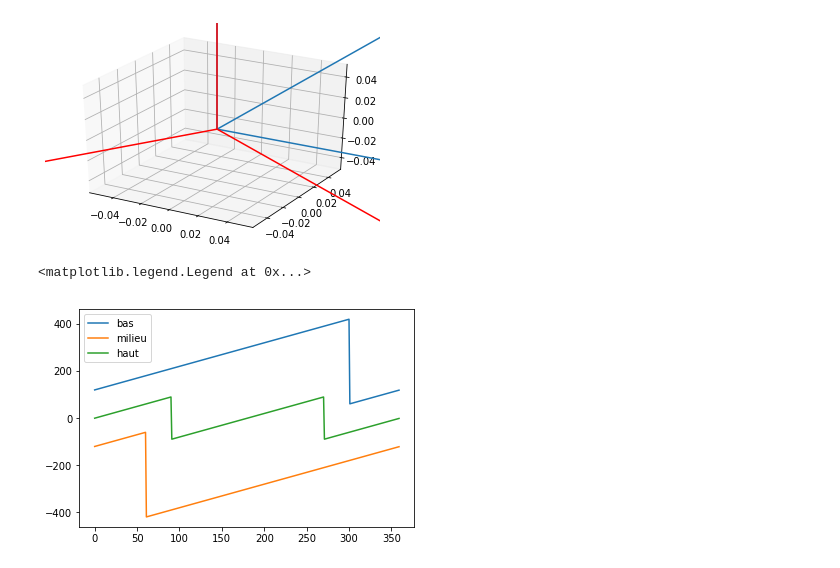
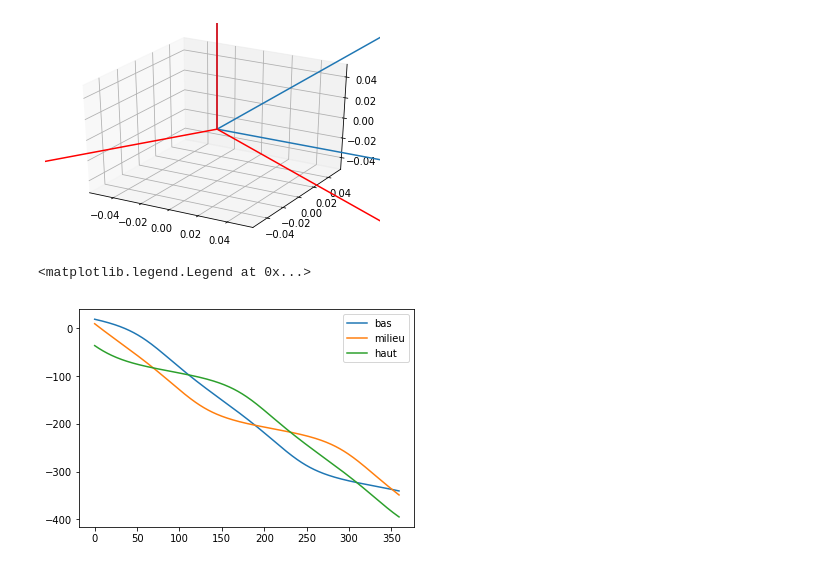
Before and after one commit to pollen-robotics/orbita, a Jupyter notebook: spherical_optimized.ipynb, the cells around one changed output. Saved outputs shown, nothing was run; the diff lists cells and outputs as text; code cells hidden in the pictures.

```diff
--- a/spherical_optimized.ipynb
+++ b/spherical_optimized.ipynb
@@ -123,7 +201,10 @@ def Q_angles(goal,beta=0):
     return [q11*180/pi,(q12*180/pi)-120,(q13*180/pi)+120]
 # %%
 r = Robot('/dev/cu.usbserial-DN05NM0L')
-
+r.gate.delay=10
+r.disk_bottom.rot_position=False
+r.disk_middle.rot_position=False
+r.disk_top.rot_position=False
 
 ###########Setup############
 
@@ -171,11 +257,26 @@ r.disk_top.target_rot_position = 0
 # %%
 ##### Test indiquer vecteur #####
 
-locus = [0,0,1]
+locus = [0,0.7,1]
 angle = 0
-
+time.sleep(5)
 Q=Q_angles(locus,angle)
-
 r.disk_top.target_rot_position = Q[0]
 r.disk_middle.target_rot_position = Q[1]
 r.disk_bottom.target_rot_position = Q[2]
+
+time.sleep(1)
+for i in range(360):
+    angle=i
+    print(angle)
+    time.sleep(0.01)
+    Q=Q_angles(locus,angle)
+
+    r.disk_top.target_rot_position = Q[0]
+    r.disk_middle.target_rot_position = Q[1]
+    r.disk_bottom.target_rot_position = Q[2]
+
+time.sleep(1)
+r.disk_bottom.target_rot_position = 0
+r.disk_middle.target_rot_position = 0
+r.disk_top.target_rot_position = 0
@@ -198,7 +328,7 @@ while t<5*2.0*math.pi: #TEST CIRCLE PARAMETRIC EQUATION:
     r.disk_middle.target_rot_position = Q[1]
     r.disk_bottom.target_rot_position = Q[2]
 
-    time.sleep(0.001)
+    time.sleep(0.05)
 # %%
 ##### Tracé de carré #####
 L = 5.
@@ -241,27 +371,27 @@ plt.show()
 [figure]
 # %%
 from matplotlib import pyplot as plt
-locus = [0,0,1]
+locus = [0,0.7,1]
 
 beta = []
 for i in range(360):
     beta.append(i)
 
 bas = []
 milieu = []
 haut = []
 
 for _ in beta:
 
-    Q=Q_angles(locus,_)
+    Q=Q_angles(locus,-_)
     haut.append(Q[0])
-    milieu.append(Q[1]-120)
-    bas.append(Q[2]+120)
+    milieu.append(Q[1])
+    bas.append(Q[2])
 
 plt.plot(beta,bas, label='bas')
 plt.plot(beta,milieu, label='milieu')
 plt.plot(beta,haut, label='haut')
 plt.legend()
 # %% [output]
 <matplotlib.legend.Legend at 0x...>
-[figure, old version]
+[figure, new version]
```
Also changed, not shown: parts of 4 cells of this notebook.
